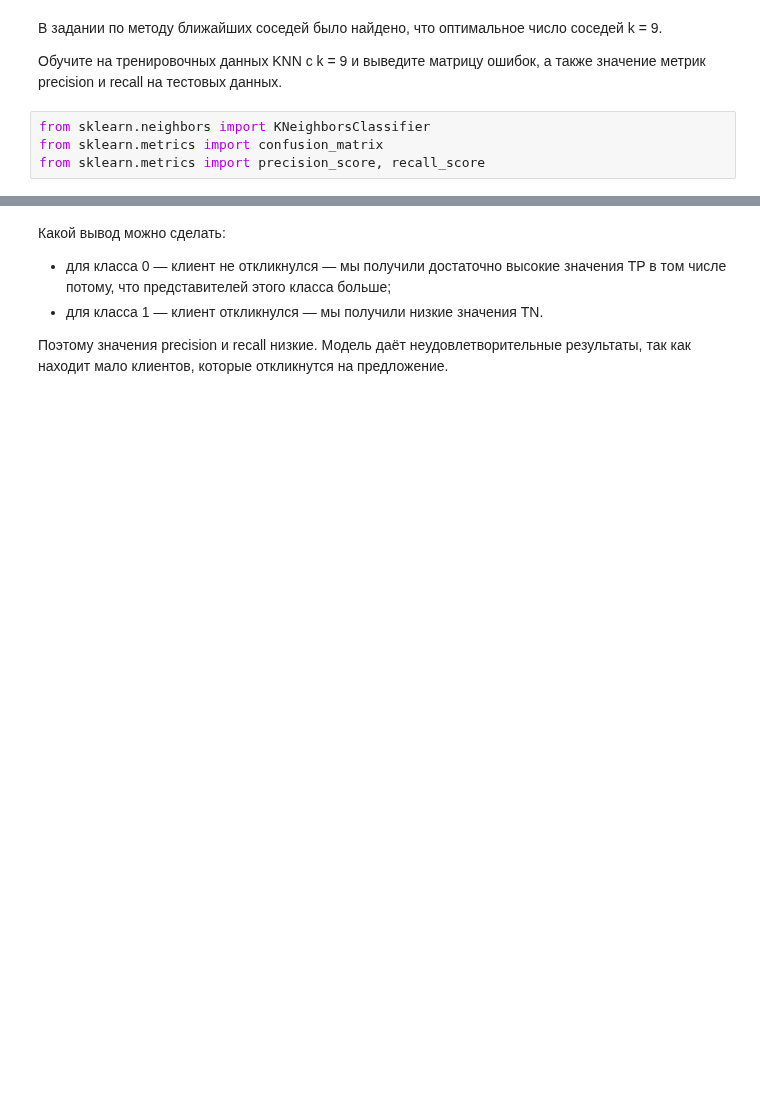
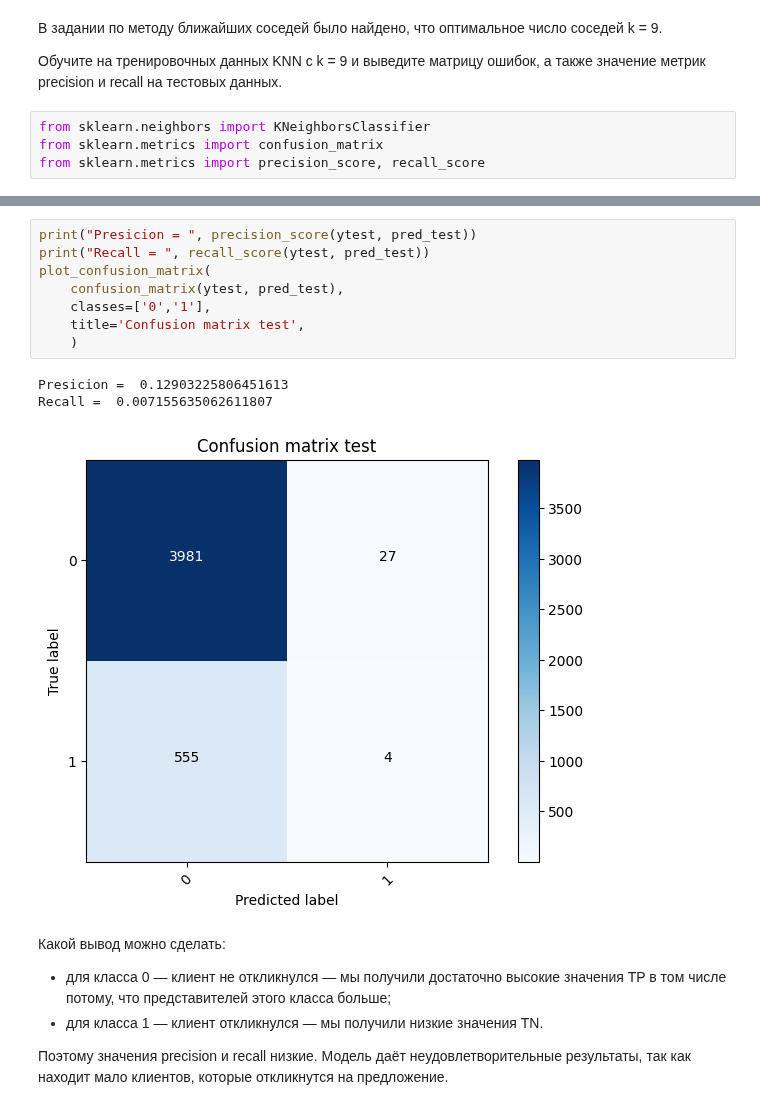
Before and after one commit to IgorKolotushkin/machine_learning_ds, a Jupyter notebook: hw5/Практическая работа. Линейная классификация. Логистическая регрессия.ipynb, the cells around one changed output, grey strips where cells are left out. Saved outputs shown, nothing was run; the diff lists cells and outputs as text; blank space fills up the shorter version.

```diff
--- a/hw5/Практическая работа. Линейная классификация. Логистическая регрессия.ipynb
+++ b/hw5/Практическая работа. Линейная классификация. Логистическая регрессия.ipynb
@@ -97,3 +118,15 @@ Recall =  0.007155635062611807
+# %%
+print("Presicion = ", precision_score(ytest, pred_test))
+print("Recall = ", recall_score(ytest, pred_test))
+plot_confusion_matrix(
+    confusion_matrix(ytest, pred_test),
+    classes=['0','1'],
+    title='Confusion matrix test',
+    )
+# %% [output]
+Presicion =  0.12903225806451613
+Recall =  0.007155635062611807
+[figure, added]
 # %% [markdown]
 Какой вывод можно сделать:
 - для класса 0 — клиент не откликнулся — мы получили достаточно высокие значения TP в том числе потому, что представителей этого класса больше;
```
Also changed, not shown: parts of 15 cells of this notebook.
